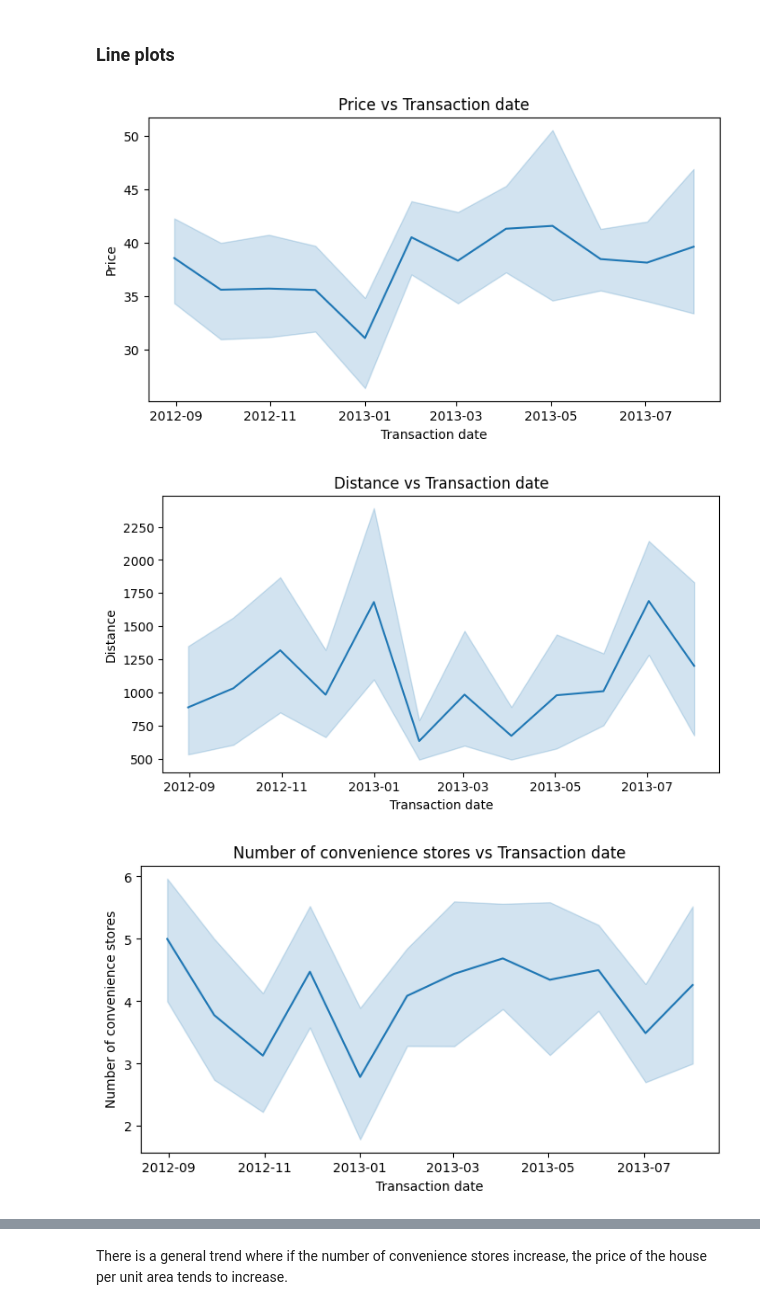
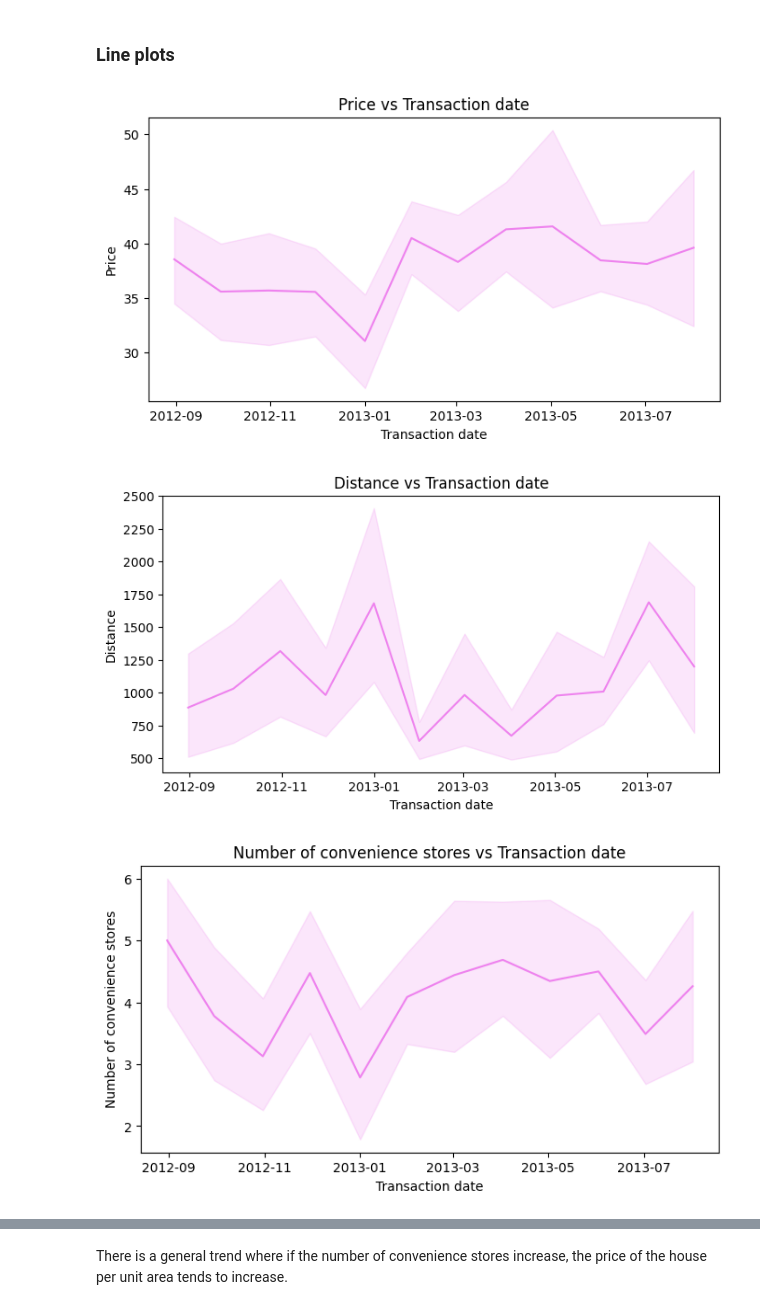
Before and after one commit to arkhash0309/Property-Prophet, a Jupyter notebook: Notebook.ipynb, the cells around one changed output, grey strips where cells are left out. Cells and saved outputs as stored; diff of their text form; code cells hidden in the pictures.

```diff
--- a/Notebook.ipynb
+++ b/Notebook.ipynb
@@ -149,30 +149,30 @@ df
 ### Line plots
 # %%
 plt.figure(figsize=(8,4))
-sns.lineplot(x='Transaction date', y='House price of unit area', data=df)
+sns.lineplot(x='Transaction date', y='House price of unit area', data=df, color='violet')
 plt.title('Price vs Transaction date')
 plt.xlabel('Transaction date')
 plt.ylabel('Price')
 plt.show()
 # %% [output]
-[figure, old version]
+[figure, new version]
 # %%
 plt.figure(figsize=(8,4))
-sns.lineplot(x='Transaction date', y='Distance to the nearest MRT station', data=df)
+sns.lineplot(x='Transaction date', y='Distance to the nearest MRT station', data=df, color='violet')
 plt.title('Distance vs Transaction date')
 plt.xlabel('Transaction date')
 plt.ylabel('Distance')
 plt.show()
 # %% [output]
-[figure, old version]
+[figure, new version]
 # %%
 plt.figure(figsize=(8,4))
-sns.lineplot(x='Transaction date', y='Number of convenience stores', data=df)
+sns.lineplot(x='Transaction date', y='Number of convenience stores', data=df, color='violet')
 plt.title('Number of convenience stores vs Transaction date')
 plt.xlabel('Transaction date')
 plt.ylabel('Number of convenience stores')
 plt.show()
 # %% [output]
-[figure, old version]
+[figure, new version]
 # %%
 plt.figure(figsize=(8,4))
```
Also changed, not shown: parts of 73 cells of this notebook.
